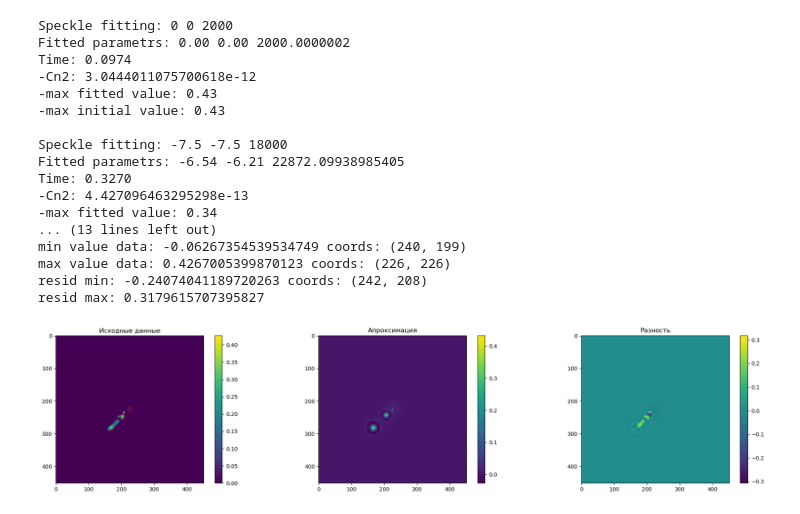
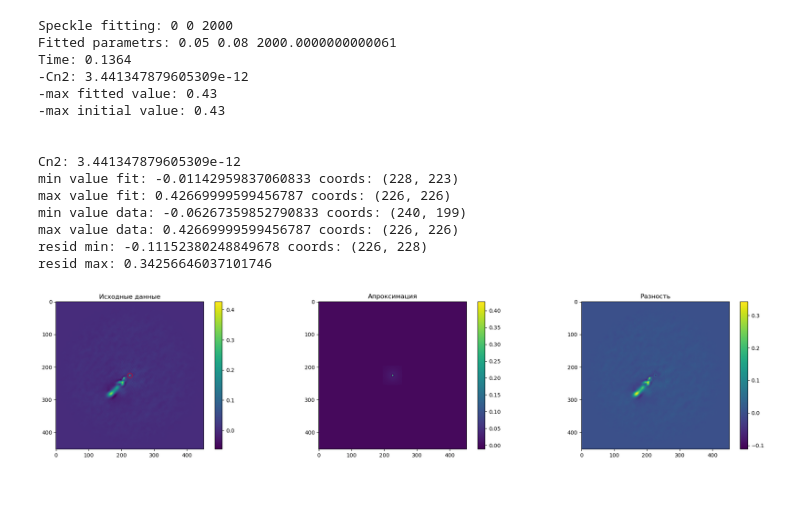
Before and after one commit to AntonMate/domecam, a Jupyter notebook: curvefitting_se.ipynb, the cells around one changed output. Drawn from its saved outputs; the diff is of its cells as text; code cells hidden in the pictures.

```diff
--- a/curvefitting_se.ipynb
+++ b/curvefitting_se.ipynb
@@ -43,6 +43,8 @@ def gamma_poly_se(X, Y, Vx, Vy, z):
 
     k = np.max(data[data.shape[0]//2-int(Ypix)-1:data.shape[0]//2-int(Ypix)+2,
                     data.shape[1]//2+int(Xpix)-1:data.shape[1]//2+int(Xpix)+2]) / np.max(res)
+
+#     print(np.max(res))
     res = res * k
     return res, k
 
@@ -53,9 +55,8 @@ sec_per_frame = 0.01
 t = sec_per_frame * latency
 
 # ---------- считывание зрачка и картины мерцаний
-pupil = np.loadtxt('C:/astro/domecam/bigdata.gz')
-data = np.loadtxt('C:/astro/domecam/bigdata_corr4.gz')
-data0 = np.loadtxt('C:/astro/domecam/bigdata_corr0.gz')
+pupil = np.loadtxt('C:/astro/domecam/frame.gz')
+data = np.loadtxt('C:/astro/domecam/data_corr4.gz')
 pupil_pix = pupil.shape[0]//2 # Диаметр зрачка в пикселях
 
 # ------------ шаг для функции гамма
@@ -70,13 +71,14 @@ delta = D/pupil_pix
 
 # -------------- гаммы
 gammas = np.load(f'C:/astro/domecam/gammas.npy')
+# gammas = np.load(f'C:/astro/domecam/gammas0_5.npy')
 print(gammas.shape)
 
 # ------------------ распределение гамм
 a1 = 3*np.logspace(2.824, 4, num=100, base=10)
 a1[0]=2000
 
-fig, (ax, ax2, ax3, ax4) = plt.subplots(1, 4, figsize=(30, 5))
+fig, (ax, ax2, ax3) = plt.subplots(1, 3, figsize=(30, 5))
 
 fig.colorbar(ax.imshow(pupil), ax = ax)
 ax.grid(False)
@@ -89,9 +91,5 @@ ax2.set_title(f'c_jk, {cjk.shape}')
 fig.colorbar(ax3.imshow(data), ax=ax3)
 ax3.grid(False)
 ax3.set_title(f'cross-corr 4, {data.shape}')
-
-fig.colorbar(ax4.imshow(data0), ax=ax4)
-ax4.grid(False)
-ax4.set_title(f'auto-corr, {data0.shape}')
 # %% [output]
 (100, 452, 452)
@@ -180,51 +175,49 @@ def multi_speckle_fit(params=None, ydata=None):
 
     return res, Xc, Yc, Cn2_fitted[0]*1e-13, zv, Vx, Vy
 # %%
-myParams = [( 0,   0, 2000),
-            (-7.5, -7.5, 18000),
-            (-15, -15, 26000)]
+myParams = [( 0,   0, 2000)]
+#             (-7.5, -7.5, 18000),
+#             (-15, -15, 26000)]
 
-fit, speckle_x, speckle_y, Cn2_values, z, vx, vy = multi_speckle_fit(params=myParams, ydata=data2)
+fit, speckle_x, speckle_y, Cn2_values, z, vx, vy = multi_speckle_fit(params=myParams, ydata=data)
 
 print(' ')
 print('Cn2:', Cn2_values)
 print('min value fit:', np.min(fit), 'coords:', np.unravel_index(np.argmin(fit), fit.shape))
 print('max value fit:', np.max(fit), 'coords:', np.unravel_index(np.argmax(fit), fit.shape))
 print('min value data:', np.min(data), 'coords:', np.unravel_index(np.argmin(data), data.shape))
 print('max value data:', np.max(data), 'coords:', np.unravel_index(np.argmax(data), data.shape))
 print('resid min:', np.min(data-fit), 'coords:', np.unravel_index(np.argmin(data-fit), (data-fit).shape))
 print('resid max:', np.max(data-fit))
 
 # ------------ Отрисовка ---------------------------
 fig, (ax, ax2, ax3) = plt.subplots(1, 3, figsize=(25, 5))
 cr = data.shape[0]//2 # центр изображения
 
-fig.colorbar(ax.imshow(data2), ax=ax)
+fig.colorbar(ax.imshow(data), ax=ax)
 ax.set_title('Исходные данные')
 fig.colorbar(ax2.imshow(fit), ax=ax2)
 ax2.set_title('Апроксимация')
-fig.colorbar(ax3.imshow(data2-fit), ax=ax3)
+fig.colorbar(ax3.imshow(data-fit), ax=ax3)
 ax3.set_title('Разность')
 for i in range(len(speckle_x)):
     ax.scatter(cr+speckle_x[i], cr-speckle_y[i], alpha=0.7, s=80, facecolors='none', edgecolors='r')
 
 print('')
 # %% [output]
 Speckle fitting: 0 0 2000
-Fitted parametrs: 0.00 0.00 2000.0000002
-Time: 0.0974
--Cn2: 3.0444011075700618e-12
+Fitted parametrs: 0.05 0.08 2000.0000000000061
+Time: 0.1364
+-Cn2: 3.441347879605309e-12
 -max fitted value: 0.43
 -max initial value: 0.43
 
-Speckle fitting: -7.5 -7.5 18000
-Fitted parametrs: -6.54 -6.21 22872.09938985405
-Time: 0.3270
--Cn2: 4.427096463295298e-13
--max fitted value: 0.34
-... (13 lines left out)
-min value data: -0.06267354539534749 coords: (240, 199)
-max value data: 0.4267005399870123 coords: (226, 226)
-resid min: -0.24074041189720263 coords: (242, 208)
-resid max: 0.3179615707395827
+
+Cn2: 3.441347879605309e-12
+min value fit: -0.01142959837060833 coords: (228, 223)
+max value fit: 0.42669999599456787 coords: (226, 226)
+min value data: -0.06267359852790833 coords: (240, 199)
+max value data: 0.42669999599456787 coords: (226, 226)
+resid min: -0.11152380248849678 coords: (226, 228)
+resid max: 0.34256646037101746
-[figure, old version]
+[figure, new version]
```
Also changed, not shown: parts of 7 cells of this notebook, 3 other files.
